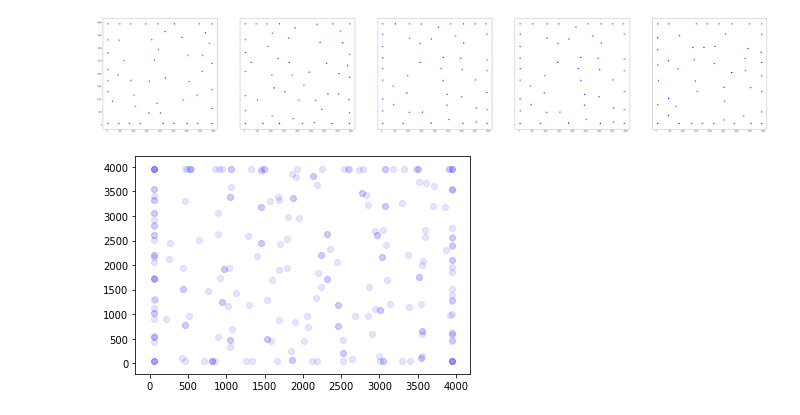
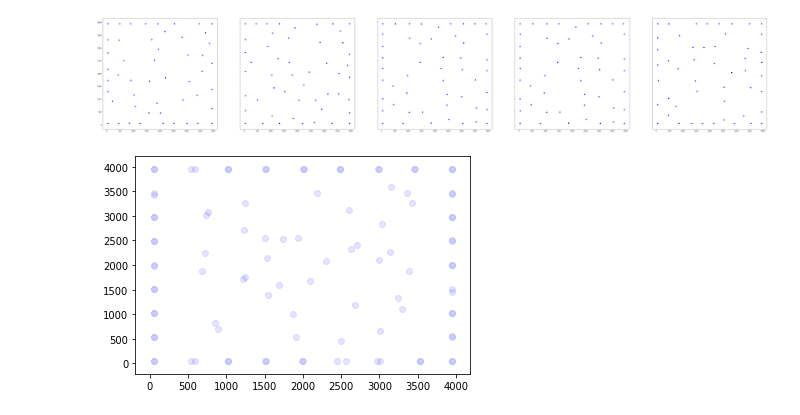
Before and after one commit to amw-18/Shell-AI-Hackathon, a Jupyter notebook: PSO/pso_swarm_visualization.ipynb, the cells around one changed output. Drawn from its saved outputs; the diff is of its cells as text; code cells hidden in the pictures.

```diff
--- a/PSO/pso_swarm_visualization.ipynb
+++ b/PSO/pso_swarm_visualization.ipynb
@@ -27,10 +27,10 @@ plt.show()
 # %%
 fig, ax = plt.subplots()
 # fig.
-for i in range(5):
-    sol = pd.read_csv(f'C:/Users/awals/Downloads/Shell AI Hackathon/Trials/opt_swarm_ans{i+10}.csv')
+for i in range(2):
+    sol = pd.read_csv(f'C:/Users/awals/Downloads/Shell AI Hackathon/Trials/opt_swarm_ans{i+17}.csv')
     ax.scatter(sol.x, sol.y, alpha=0.1, c='blue')
 
 plt.show()
 # %% [output]
-[figure, old version]
+[figure, new version]
```
Also changed, not shown: 13 other files.
